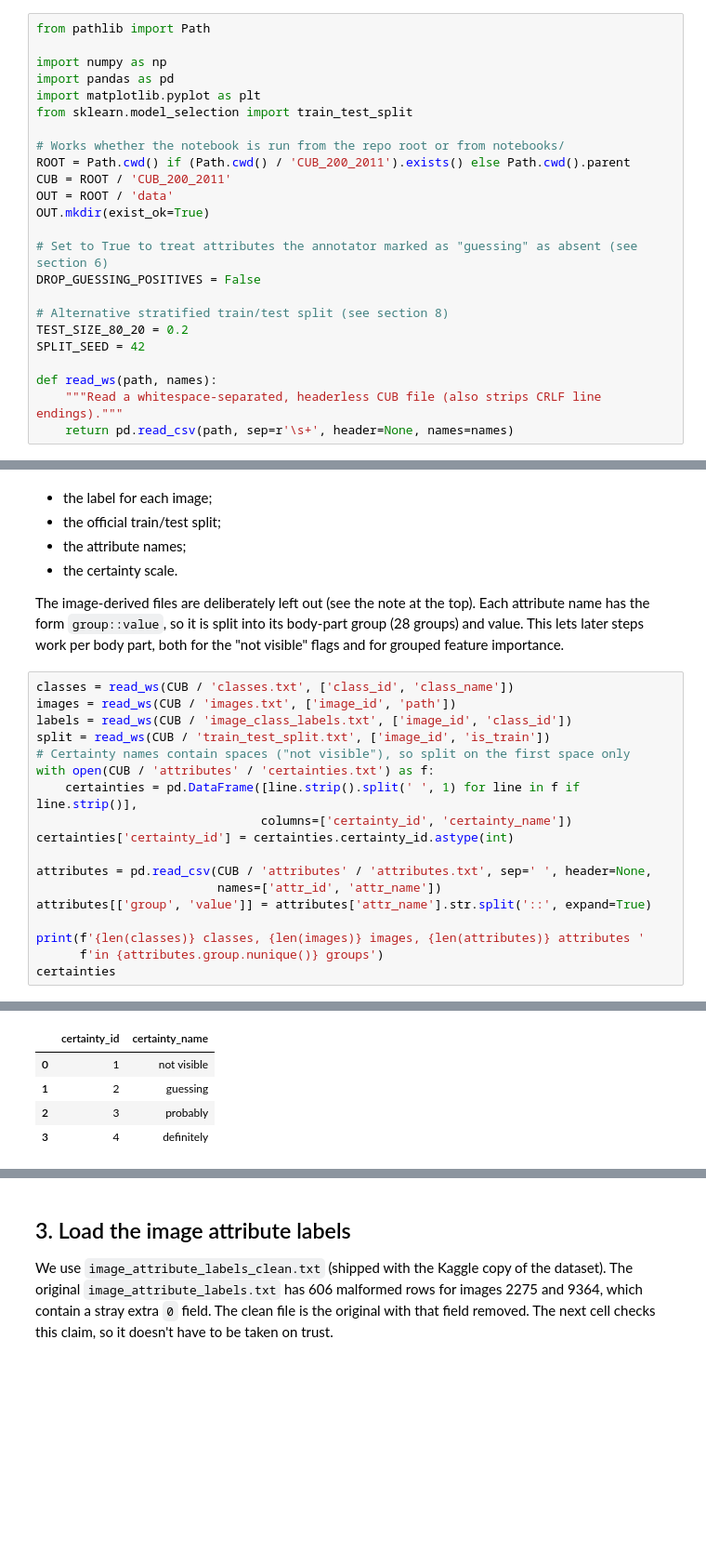
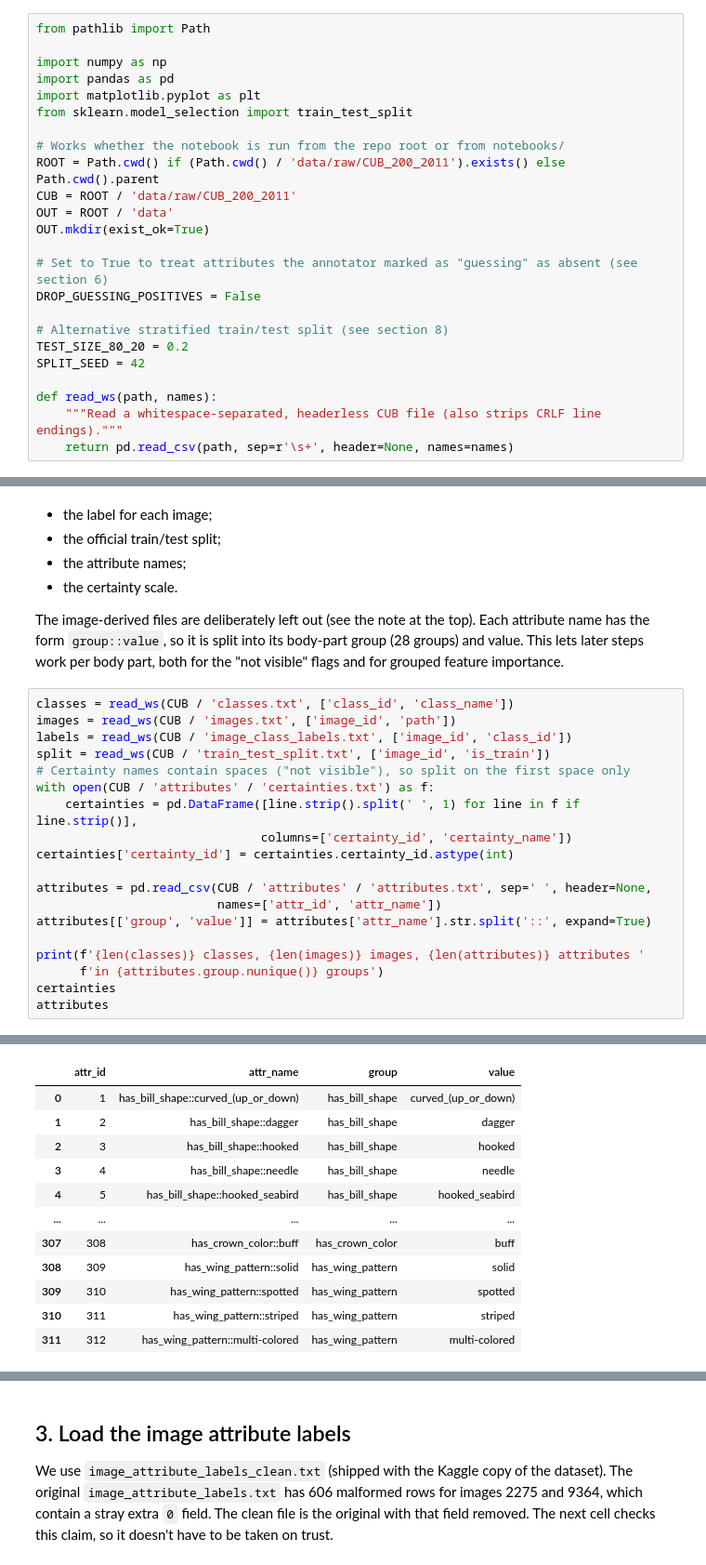
Before and after one commit to Flamingsides/f20dl-coursework-1, a Jupyter notebook: notebooks/dataPrep.ipynb, the cells around one changed output, grey strips where cells are left out. Shown at 93% size. Cells and saved outputs as stored; diff of their text form; blank space fills up the shorter version.

```diff
--- a/notebooks/dataPrep.ipynb
+++ b/notebooks/dataPrep.ipynb
@@ -33,8 +33,8 @@ import matplotlib.pyplot as plt
 from sklearn.model_selection import train_test_split
 
 # Works whether the notebook is run from the repo root or from notebooks/
-ROOT = Path.cwd() if (Path.cwd() / 'CUB_200_2011').exists() else Path.cwd().parent
-CUB = ROOT / 'CUB_200_2011'
+ROOT = Path.cwd() if (Path.cwd() / 'data/raw/CUB_200_2011').exists() else Path.cwd().parent
+CUB = ROOT / 'data/raw/CUB_200_2011'
 OUT = ROOT / 'data'
 OUT.mkdir(exist_ok=True)
 
@@ -62,25 +62,33 @@ The image-derived files are deliberately left out (see the note at the top). Eac
 # %%
 classes = read_ws(CUB / 'classes.txt', ['class_id', 'class_name'])
 images = read_ws(CUB / 'images.txt', ['image_id', 'path'])
 labels = read_ws(CUB / 'image_class_labels.txt', ['image_id', 'class_id'])
 split = read_ws(CUB / 'train_test_split.txt', ['image_id', 'is_train'])
 # Certainty names contain spaces ("not visible"), so split on the first space only
 with open(CUB / 'attributes' / 'certainties.txt') as f:
     certainties = pd.DataFrame([line.strip().split(' ', 1) for line in f if line.strip()],
                                columns=['certainty_id', 'certainty_name'])
 certainties['certainty_id'] = certainties.certainty_id.astype(int)
 
 attributes = pd.read_csv(CUB / 'attributes' / 'attributes.txt', sep=' ', header=None,
                          names=['attr_id', 'attr_name'])
 attributes[['group', 'value']] = attributes['attr_name'].str.split('::', expand=True)
 
 print(f'{len(classes)} classes, {len(images)} images, {len(attributes)} attributes '
       f'in {attributes.group.nunique()} groups')
 certainties
+attributes
 # %% [output]
 200 classes, 11788 images, 312 attributes in 28 groups
-|  | certainty_id | certainty_name |
-| 0 | 1 | not visible |
-| 1 | 2 | guessing |
-| 2 | 3 | probably |
-| 3 | 4 | definitely |
+|  | attr_id | attr_name | group | value |
+| 0 | 1 | has_bill_shape::curved_(up_or_down) | has_bill_shape | curved_(up_or_down) |
+| 1 | 2 | has_bill_shape::dagger | has_bill_shape | dagger |
+| 2 | 3 | has_bill_shape::hooked | has_bill_shape | hooked |
+| 3 | 4 | has_bill_shape::needle | has_bill_shape | needle |
+| 4 | 5 | has_bill_shape::hooked_seabird | has_bill_shape | hooked_seabird |
+| ... | ... | ... | ... | ... |
+| 307 | 308 | has_crown_color::buff | has_crown_color | buff |
+| 308 | 309 | has_wing_pattern::solid | has_wing_pattern | solid |
+| 309 | 310 | has_wing_pattern::spotted | has_wing_pattern | spotted |
+| 310 | 311 | has_wing_pattern::striped | has_wing_pattern | striped |
+| 311 | 312 | has_wing_pattern::multi-colored | has_wing_pattern | multi-colored |
```
Also changed, not shown: parts of 4 cells of this notebook.
